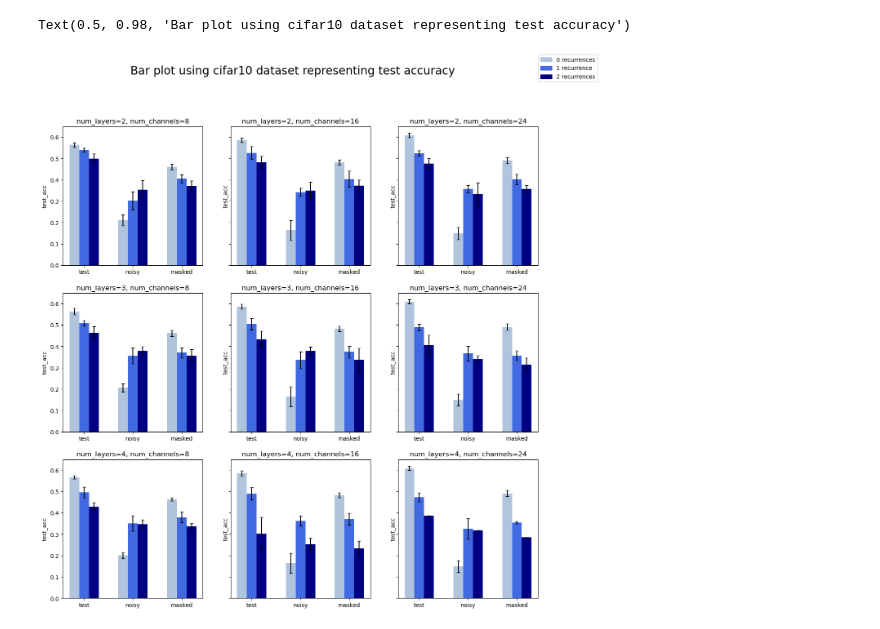
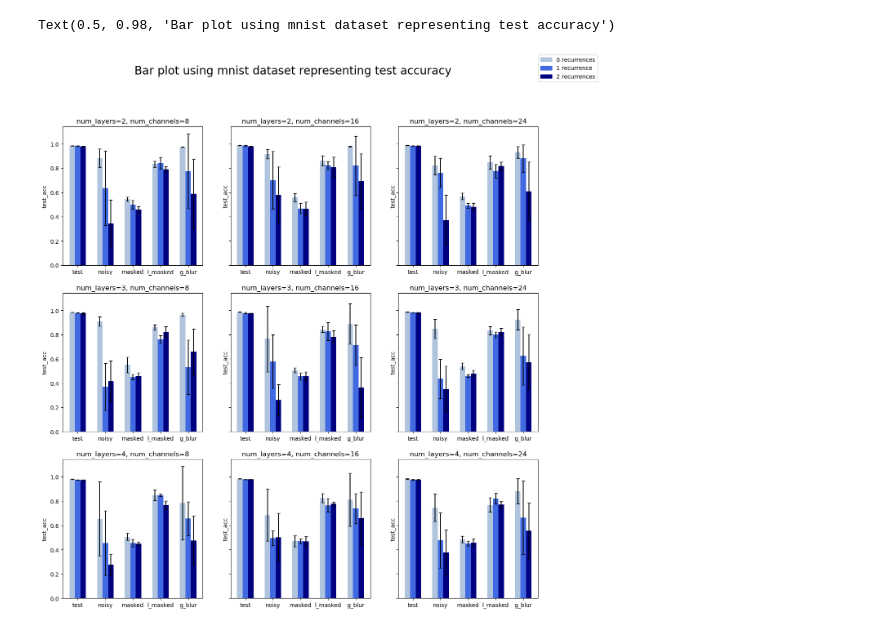
Before and after one commit to jacobyeung/recurrent-vision, a Jupyter notebook: analysis_jacob.ipynb, the cells around one changed output. Drawn from its saved outputs; the diff is of its cells as text; code cells hidden in the pictures.

Commit message:
Update analysis for 5 test sets

```diff
--- a/analysis_jacob.ipynb
+++ b/analysis_jacob.ipynb
@@ -50,12 +50,14 @@ plt.style.use("default")
 # fig.tight_layout()
 # fig.savefig(f"{dataset}accuracy.png")
 # %%
-dataset = "cifar10"
+dataset = "mnist"
 seeds = [0, 10, 100, 1000, 10000, 1000000]
 constant_acc = {"mnist": 0.1135, "cifar10": 0.10}
 all_acc = []
 all_noisy_acc = []
 all_masked_acc = []
+all_left_masked_acc = []
+all_gaussian_blur_acc = []
 num_nans = 0
 losses = []
 for seed in seeds:
@@ -63,26 +65,35 @@ for seed in seeds:
         temp = pkl.load(f)
     # Set values to nan if they are equal to the constant accuracy
     temp["test_accs"][np.where(temp["test_accs"] == constant_acc[dataset])] = np.nan
-    temp["noisy_test_accs"][np.where(temp["noisy_test_accs"] == constant_acc[dataset])] = np.nan
-    temp["masked_test_accs"][np.where(temp["masked_test_accs"] == constant_acc[dataset])] = np.nan
-    # temp["test_left_masked_acc"][np.where(temp["test_left_masked_acc"] == constant_acc[dataset])] = np.nan
-    # temp["test_gaussian_blur_acc"][np.where(temp["noisy_test_accs"] == constant_acc[dataset])] = np.nan
-    num_nans += np.count_nonzero(np.isnan(temp["test_accs"])) + np.count_nonzero(np.isnan(temp["noisy_test_accs"])) + np.count_nonzero(np.isnan(temp["masked_test_accs"]))
+    temp["test_noisy_accs"][np.where(temp["test_noisy_accs"] == constant_acc[dataset])] = np.nan
+    temp["test_masked_accs"][np.where(temp["test_masked_accs"] == constant_acc[dataset])] = np.nan
+    temp["test_left_masked_accs"][np.where(temp["test_left_masked_accs"] == constant_acc[dataset])] = np.nan
+    temp["test_gaussian_blur_accs"][np.where(temp["test_gaussian_blur_accs"] == constant_acc[dataset])] = np.nan
+    num_nans += np.count_nonzero(np.isnan(temp["test_accs"])) + \
+                np.count_nonzero(np.isnan(temp["test_noisy_accs"])) + \
+                np.count_nonzero(np.isnan(temp["test_masked_accs"])) + \
+                np.count_nonzero(np.isnan(temp["test_left_masked_accs"])) + \
+                np.count_nonzero(np.isnan(temp["test_gaussian_blur_accs"]))
     all_acc.append(temp["test_accs"])
-    all_noisy_acc.append(temp["noisy_test_accs"])
-    all_masked_acc.append(temp["masked_test_accs"])
+    all_noisy_acc.append(temp["test_noisy_accs"])
+    all_masked_acc.append(temp["test_masked_accs"])
+    all_left_masked_acc.append(temp["test_left_masked_accs"])
+    all_gaussian_blur_acc.append(temp["test_gaussian_blur_accs"])
 
     losses = temp['losses']
 
     print(temp['losses'].shape)
+    print(temp.keys())
 
 print("Num nans removed:", num_nans)
 all_acc = np.array(all_acc)
 all_noisy_acc = np.array(all_noisy_acc)
 all_masked_acc = np.array(all_masked_acc)
+all_left_masked_acc = np.array(all_left_masked_acc)
+all_gaussian_blur_acc = np.array(all_gaussian_blur_acc)
 all_acc.shape
 
-
+print(all_acc[:, 2, 2, 2])
 
 # all_noisy_acc[:, 2, 1, 1]
 
@@ -125,7 +142,7 @@ for i in range(3):
 
     for j in range(3):
         _kwargs = kwargs[i]
-        ax.plot(losses[i, 1, j, :], **_kwargs, label=f"num_layers={i+2}, num_channels={j*8+8}, num_recurrence={0}")
+        ax.plot(losses[i, 1, j, :], **_kwargs, label=f"num_layers={i+2}, num_channels={j*8+8}, num_recurrence={1}")
         # break
         # for k in range(3):
         #     ax.plot(losses[i, k, j, :], label=f"num_layers={i+2}, num_channels={j*8+8}, num_recurrence={k+1}")
@@ -144,6 +161,10 @@ noisy_acc_avg = np.nanmean(all_noisy_acc, axis=0)
 noisy_acc_std = np.nanstd(all_noisy_acc, axis=0)
 masked_acc_avg = np.nanmean(all_masked_acc, axis=0)
 masked_acc_std = np.nanstd(all_masked_acc, axis=0)
+left_masked_acc_avg = np.nanmean(all_left_masked_acc, axis=0)
+left_masked_acc_std = np.nanstd(all_left_masked_acc, axis=0)
+gaussian_blur_acc_avg = np.nanmean(all_gaussian_blur_acc, axis=0)
+gaussian_blur_acc_std = np.nanstd(all_gaussian_blur_acc, axis=0)
 acc_avg.shape
 print(np.sum(noisy_acc_std))
 # 3.1820480353566727
@@ -259,30 +283,32 @@ Text(0.5, 0.98, 'Heatmap using cifar10 dataset representing test accuracy')
 # %%
 bar_width=0.2
 colors=['lightsteelblue', 'royalblue', 'navy']
 fig, axes = plt.subplots(3, 3, figsize=(15, 15), sharey=True)
 for num_layers in range(3):
     for num_channels in range(3):
         ax = axes[num_layers, num_channels]
         ax.set_title(f'num_layers={num_layers + 2}, num_channels={num_channels * 8 + 8}')
         ax.set_ylabel('test_acc')
         ax.bar(np.arange(-1,2)*bar_width, acc_avg[num_layers, :, num_channels], yerr=acc_std[num_layers, :, num_channels], capsize=3, label='test_acc', width=bar_width, color=colors)
         ax.bar(np.arange(-1,2)*bar_width + 1, noisy_acc_avg[num_layers, :, num_channels],  yerr=noisy_acc_std[num_layers, :, num_channels], capsize=3, label='noisy_test_acc', width=bar_width, color=colors)
         ax.bar(np.arange(-1,2)*bar_width + 2, masked_acc_avg[num_layers, :, num_channels], yerr=masked_acc_std[num_layers, :, num_channels], capsize=3, label='masked_test_acc', width=bar_width, color=colors)
-        ax.set_xticks(np.arange(3))
-        ax.set_xticklabels(['test', 'noisy', 'masked'])
+        ax.bar(np.arange(-1,2)*bar_width + 3, left_masked_acc_avg[num_layers, :, num_channels], yerr=left_masked_acc_std[num_layers, :, num_channels], capsize=3, label='masked_test_acc', width=bar_width, color=colors)
+        ax.bar(np.arange(-1,2)*bar_width + 4, gaussian_blur_acc_avg[num_layers, :, num_channels], yerr=gaussian_blur_acc_std[num_layers, :, num_channels], capsize=3, label='masked_test_acc', width=bar_width, color=colors)
+        ax.set_xticks(np.arange(5))
+        ax.set_xticklabels(['test', 'noisy', 'masked', 'l_masked', 'g_blur'])
 
 handles, labels = axes[0, 0].get_legend_handles_labels()
 zero_r = mpatches.Patch(color=colors[0], label='0 recurrences')
 one_r = mpatches.Patch(color=colors[1], label='1 recurrence')
 two_r = mpatches.Patch(color=colors[2], label='2 recurrences')
 fig.legend(handles=[zero_r, one_r, two_r])
 
 fig.suptitle(f"Bar plot using {dataset} dataset representing test accuracy", fontsize=20)
 
 # fig.savefig(f'accuracy_averaged_bar_{dataset}.png')
 # %% [output]
-Text(0.5, 0.98, 'Bar plot using cifar10 dataset representing test accuracy')
+Text(0.5, 0.98, 'Bar plot using mnist dataset representing test accuracy')
-[figure, old version]
+[figure, new version]
 # %%
 def annotate_heatmap(
     im,
```
Also changed, not shown: parts of 7 cells of this notebook.
